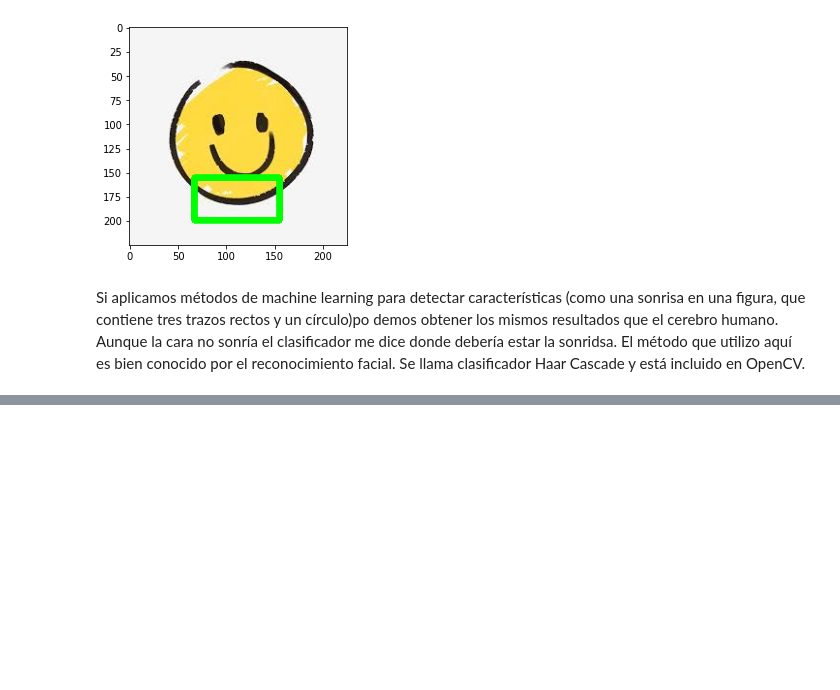
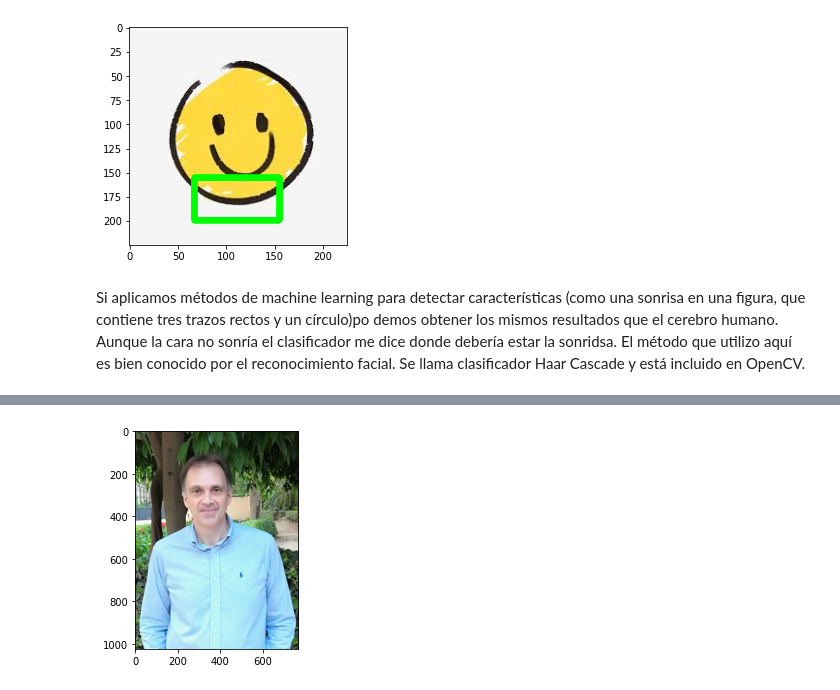
Before and after one commit to jvallalta/ia3, a Jupyter notebook: HealthComputerVision.ipynb, the cells around one changed output, grey strips where cells are left out. Drawn from its saved outputs; the diff is of its cells as text; code cells hidden in the pictures; blank space fills up the shorter version.

```diff
--- a/HealthComputerVision.ipynb
+++ b/HealthComputerVision.ipynb
@@ -99,0 +308,13 @@ Si aplicamos métodos de machine learning para detectar características (como u
+# %%
+import json
+import numpy as np
+from PIL import Image
+import matplotlib.pyplot as plt
+%matplotlib inline
+
+#img = Image.open('./ai-in-sports/media/surfer.jpg')
+img = Image.open('Foto_perfil_jfvr.jpg')
+plt.imshow(img)
+plt.show()
+# %% [output]
+[figure, added]
```
Also changed, not shown: parts of 16 cells of this notebook.
